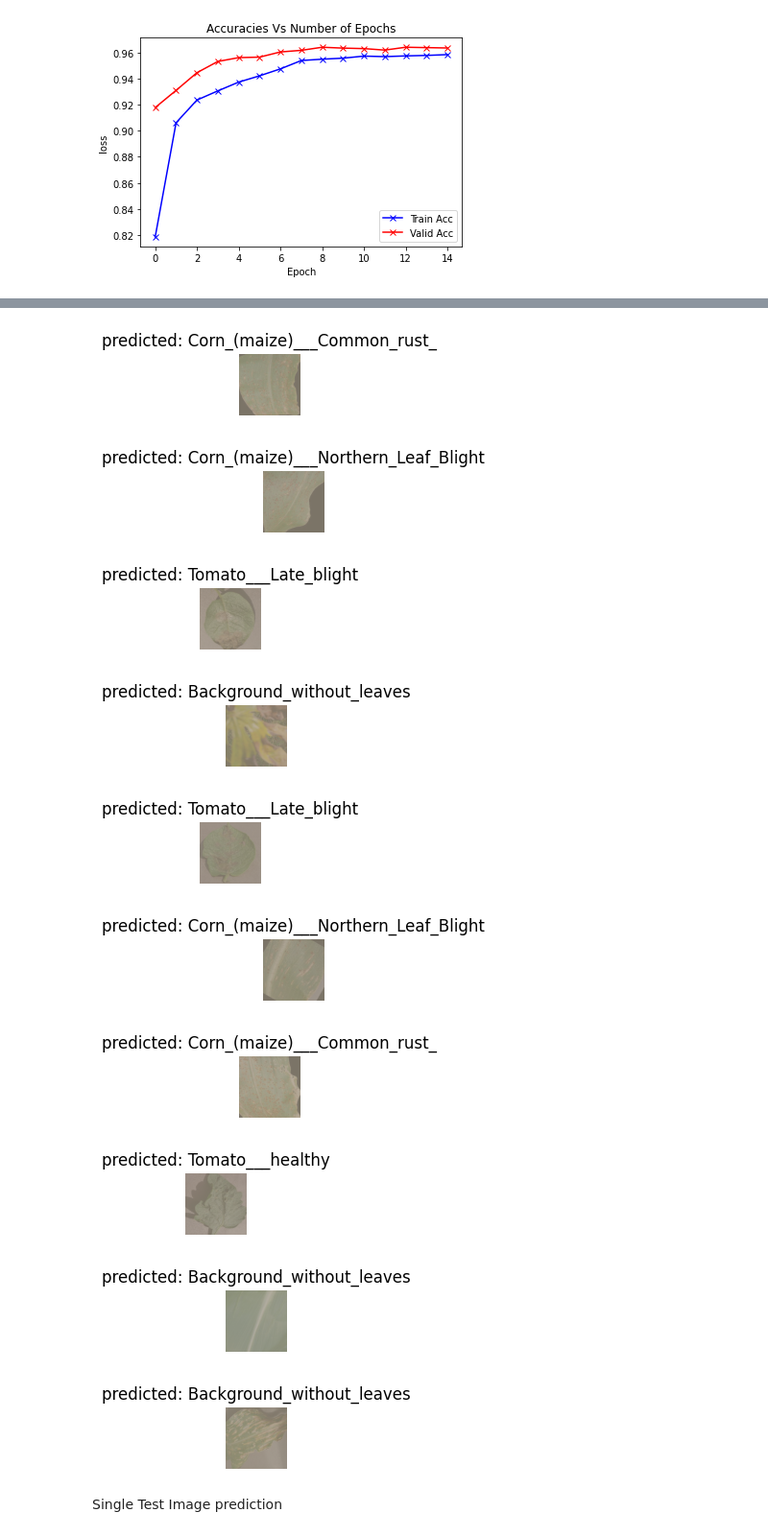
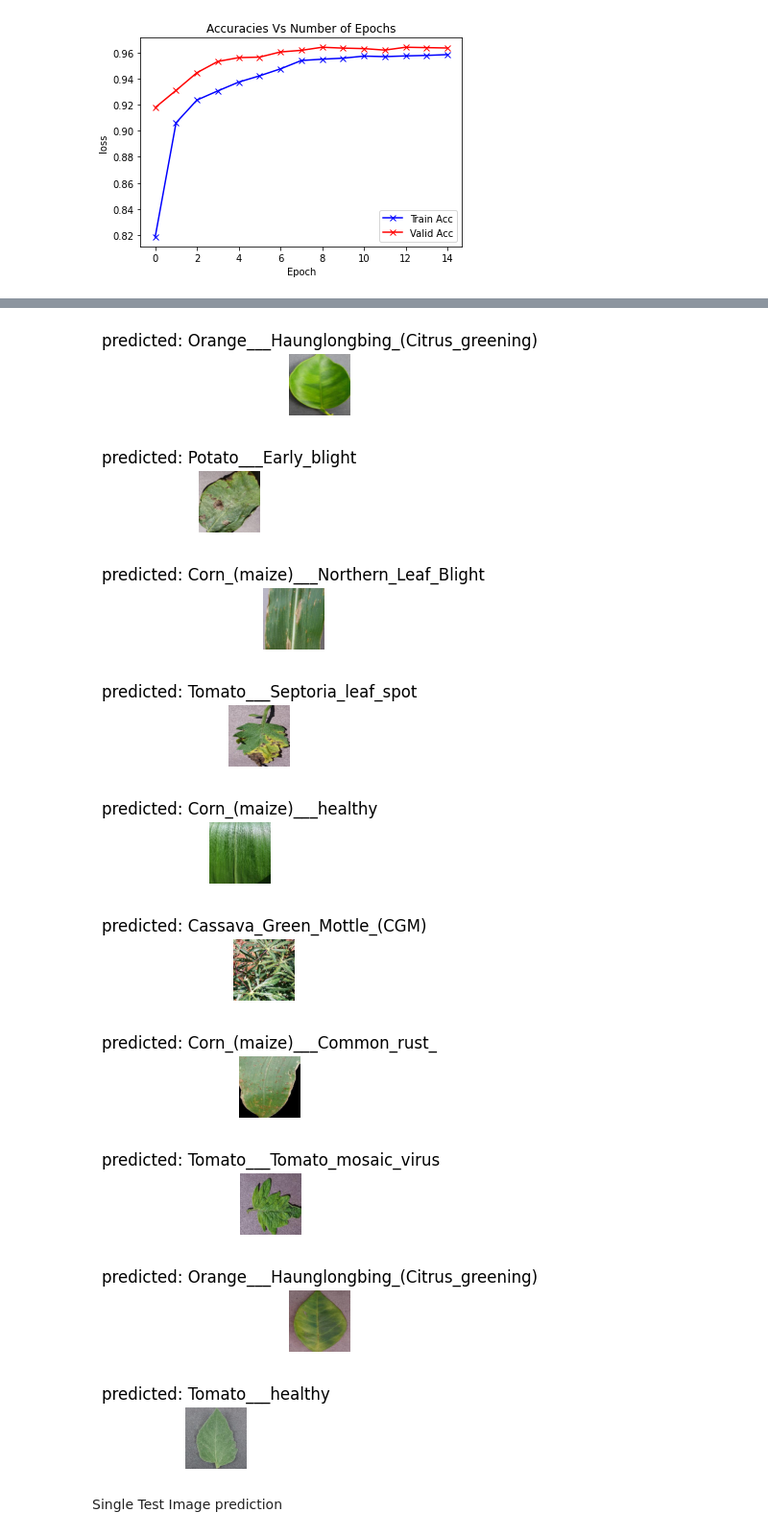
Before and after one commit to Silas281/crop-lab-api-v1, a Jupyter notebook: deep-learning-codebase/Crop_Lab_model.ipynb, the cells around one changed output, grey strips where cells are left out. Shown at 96% size. Saved outputs shown, nothing was run; the diff lists cells and outputs as text; code cells hidden in the pictures.

```diff
--- a/deep-learning-codebase/Crop_Lab_model.ipynb
+++ b/deep-learning-codebase/Crop_Lab_model.ipynb
@@ -59,6 +59,9 @@ Define Dataset Path and Get available Device (GPU if available)
 ds_path ='/content/drive/MyDrive/plantVillageDataset/'
 
 def get_device():
+  """
+  Get Available Device
+  """
   device = torch.device("cuda:0" if torch.cuda.is_available() else "cpu")
   return device
 
@@ -70,6 +73,9 @@ device(type='cpu')
 <h3>Data Preprocessing and Augumentation Class</h3>
 # %%
 class Data_Preprocessing:
+    """
+    Data Preprocessing and Augmentation
+    """
     def __init__(self,ds_path):
       self.dataset_path = ds_path # "/content/drive/MyDrive/plantVillageDataset/"
       self.unique_crops = []
@@ -159,5 +167,8 @@ Diseases/classes:  ['Background_without_leaves', 'Cassava_Bacterial_Blight_(CBB)
 # %%
 class Visualization_class():
+  """
+  Ploting and visualizing Data
+  """
   def __init__(self,dataloaders):
     self.dataloaders = dataloaders
 
@@ -263,6 +269,9 @@ Visualize.show_image_batch()
 <h1>Model Building</h1>
 # %%
 class Base_model():
+  """
+  ResNet Model using transfer learning
+  """
   def __init__(self,NUM_CLASSES):
     self.NUM_CLASSES = NUM_CLASSES #30
     RANDOM_SEED = 42
@@ -275,7 +284,7 @@ class Base_model():
     self.resNet_model = self.resNet_model.to(device)
     self.criterion = nn.CrossEntropyLoss()
     self.optimizer_ft = optim.SGD(self.resNet_model.parameters(), lr=0.001, momentum=0.9)
-    # Change Learning rate by a factor of 0.1 every  epochs
+    # Change Learning rate by a factor of 0.1 after some epochs
     self.exp_lr_scheduler = lr_scheduler.StepLR(self.optimizer_ft, step_size=8, gamma=0.1)
 # %% [markdown]
 Model and optimizers
@@ -523,16 +562,17 @@ Visualize.plot_accuracies(train_records)
 # %%
-Visualize.visualize_preds(restnet_model,10,dataloaders=data_loaders)
+
+Visualize.visualize_preds(model,10,dataloaders=data_loaders)
 # %% [output]
-[figure, old version]
+[figure, new version]
-[figure, old version]
+[figure, new version]
-[figure, old version]
+[figure, new version]
-[figure, old version]
+[figure, new version]
-[figure, old version]
+[figure, new version]
-[figure, old version]
+[figure, new version]
-[figure, old version]
+[figure, new version]
-[figure, old version]
+[figure, new version]
-[figure, old version]
+[figure, new version]
-[figure, old version]
+[figure, new version]
 # %% [markdown]
 Single Test Image prediction
 # %%
```
Also changed, not shown: parts of 26 cells of this notebook, 3 other files.
